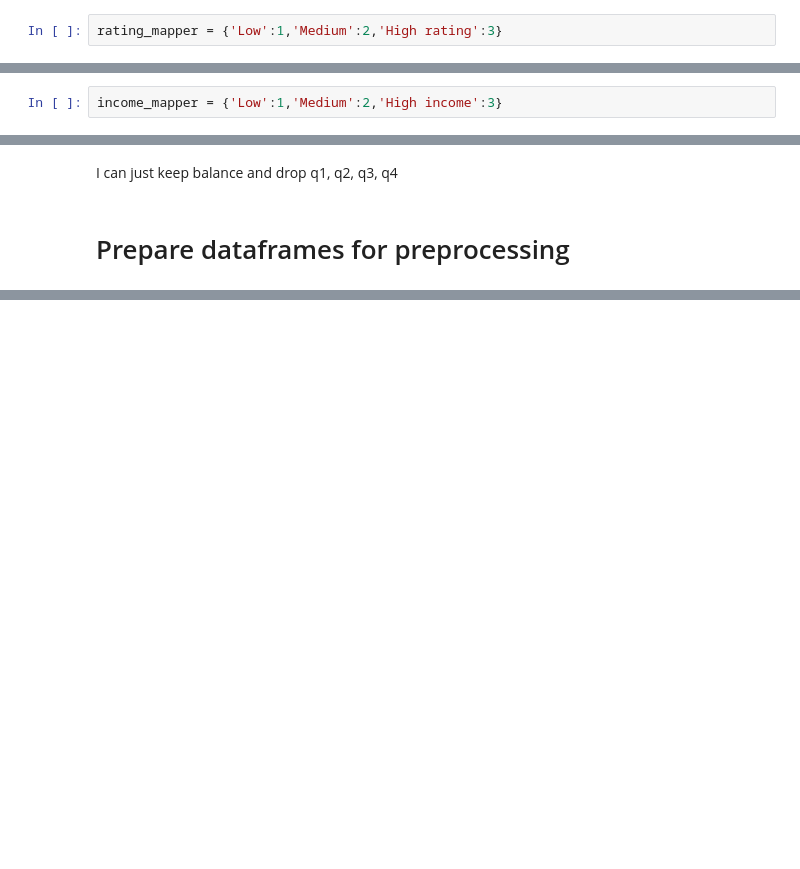
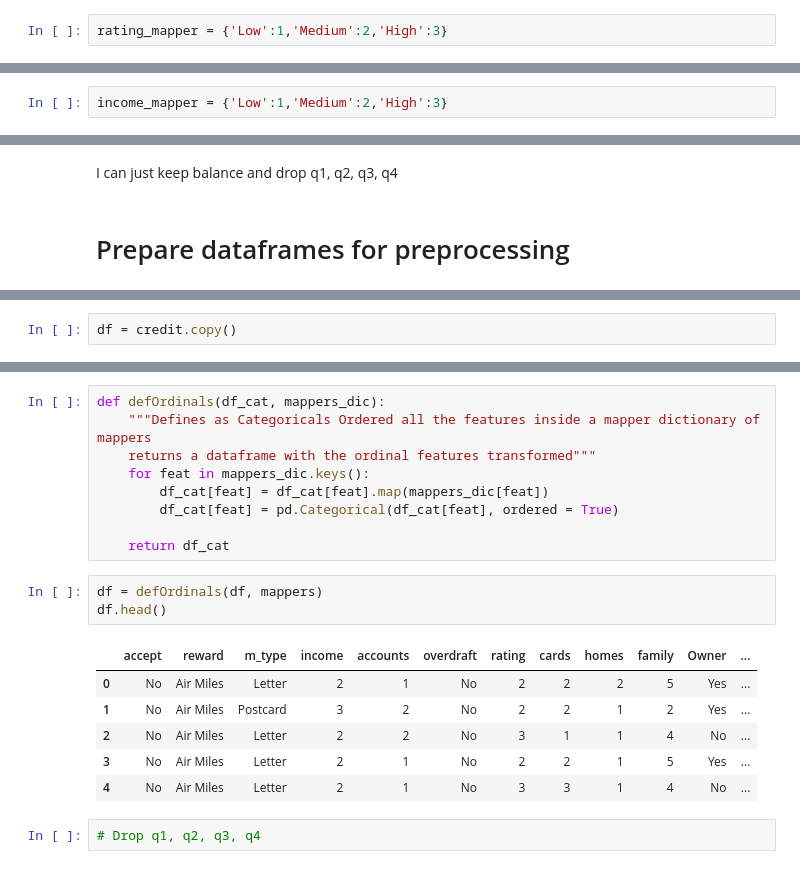
Before and after one commit to aldamepi/ironhack-mid_bootcamp_project, a Jupyter notebook: code/mid_bootcamp-amengual.ipynb, the cells around one changed output, grey strips where cells are left out. Drawn from its saved outputs; the diff is of its cells as text; blank space fills up the shorter version.

```diff
--- a/code/mid_bootcamp-amengual.ipynb
+++ b/code/mid_bootcamp-amengual.ipynb
@@ -507,11 +514,11 @@ homes_mapper = {1:1,2:2,3:2}
 # %%
 cards_mapper = {1:1,2:2,3:3,4:3}
 # %%
-rating_mapper = {'Low':1,'Medium':2,'High rating':3}
+rating_mapper = {'Low':1,'Medium':2,'High':3}
 # %%
 account_mapper = {1:1,2:2,3:2}
 # %%
-income_mapper = {'Low':1,'Medium':2,'High income':3}
+income_mapper = {'Low':1,'Medium':2,'High':3}
 # %%
 mappers = {}
 mappers['family'] = family_mapper
@@ -887,0 +897,2 @@ I can just keep balance and drop q1, q2, q3, q4
+# %%
+df = credit.copy()
@@ -887,0 +969,21 @@ I can just keep balance and drop q1, q2, q3, q4
+# %%
+def defOrdinals(df_cat, mappers_dic):
+    """Defines as Categoricals Ordered all the features inside a mapper dictionary of mappers
+    returns a dataframe with the ordinal features transformed"""
+    for feat in mappers_dic.keys():
+        df_cat[feat] = df_cat[feat].map(mappers_dic[feat])
+        df_cat[feat] = pd.Categorical(df_cat[feat], ordered = True)
+
+    return df_cat
+# %%
+df = defOrdinals(df, mappers)
+df.head()
+# %% [output]
+|  | accept | reward | m_type | income | accounts | overdraft | rating | cards | homes | family | Owner | ... |
+| 0 | No | Air Miles | Letter | 2 | 1 | No | 2 | 2 | 2 | 5 | Yes | ... |
+| 1 | No | Air Miles | Postcard | 3 | 2 | No | 2 | 2 | 1 | 2 | Yes | ... |
+| 2 | No | Air Miles | Letter | 2 | 2 | No | 3 | 1 | 1 | 4 | No | ... |
+| 3 | No | Air Miles | Letter | 2 | 1 | No | 2 | 2 | 1 | 5 | Yes | ... |
+| 4 | No | Air Miles | Letter | 2 | 1 | No | 3 | 3 | 1 | 4 | No | ... |
+# %%
+# Drop q1, q2, q3, q4
```
Also changed, not shown: parts of 15 cells of this notebook.
